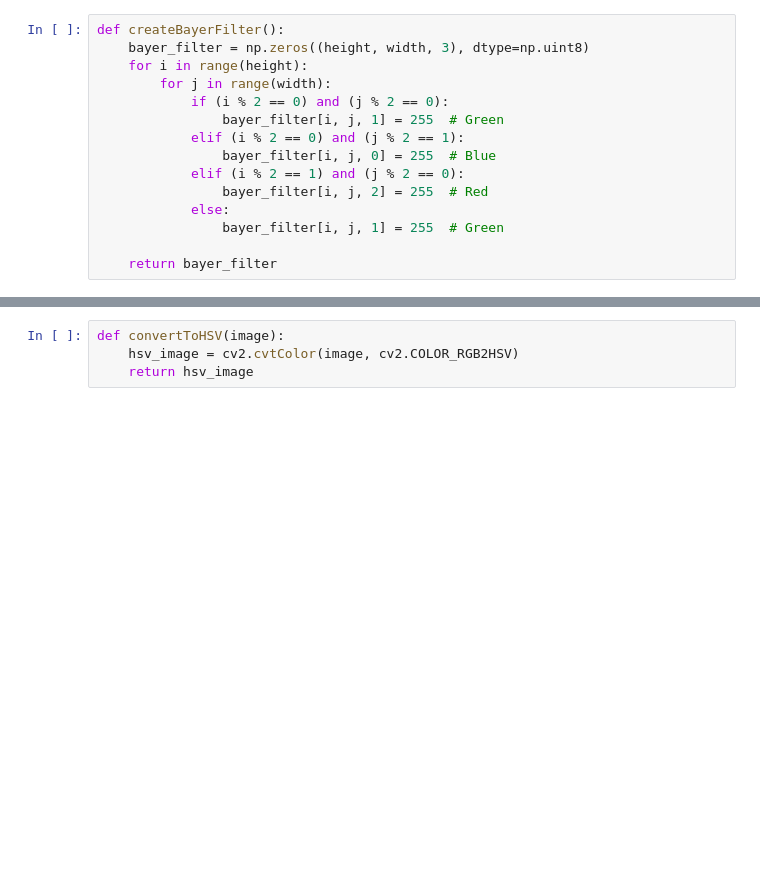
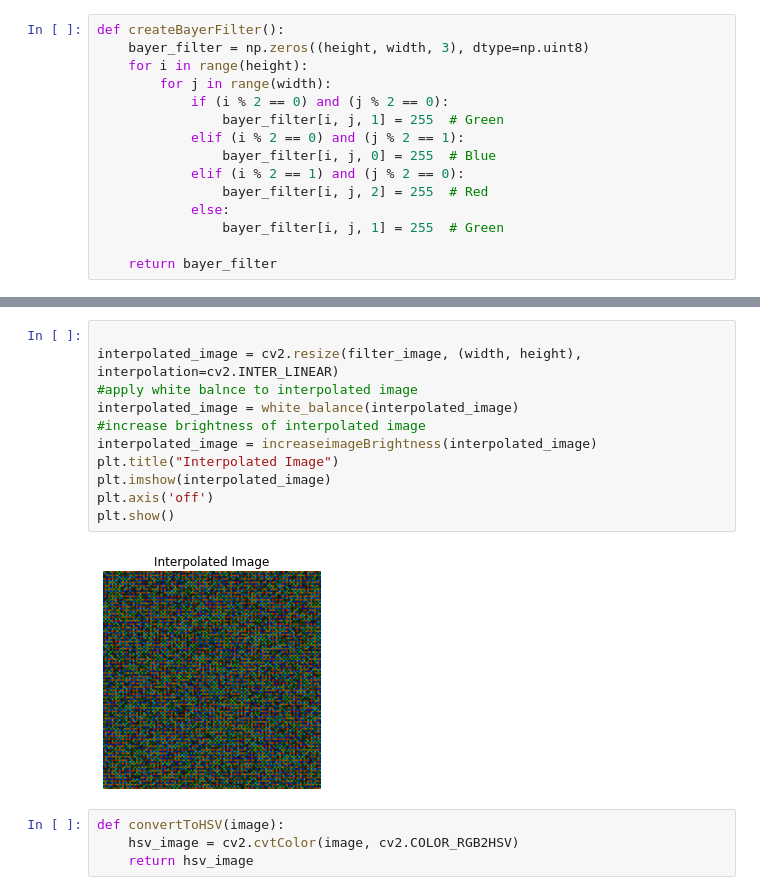
Before and after one commit to Youssef-Awad2004/Image-Task2, a Jupyter notebook: task.ipynb, the cells around one changed output, grey strips where cells are left out. Cells and saved outputs as stored; diff of their text form; blank space fills up the shorter version.

```diff
--- a/task.ipynb
+++ b/task.ipynb
@@ -81,3 +77,16 @@ plt.show()
+# %%
+
+interpolated_image = cv2.resize(filter_image, (width, height), interpolation=cv2.INTER_LINEAR)
+#apply white balnce to interpolated image
+interpolated_image = white_balance(interpolated_image)
+#increase brightness of interpolated image
+interpolated_image = increaseimageBrightness(interpolated_image)
+plt.title("Interpolated Image")
+plt.imshow(interpolated_image)
+plt.axis('off')
+plt.show()
+# %% [output]
+[figure, added]
 # %%
 def convertToHSV(image):
     hsv_image = cv2.cvtColor(image, cv2.COLOR_RGB2HSV)
```
Also changed, not shown: parts of 13 cells of this notebook.
